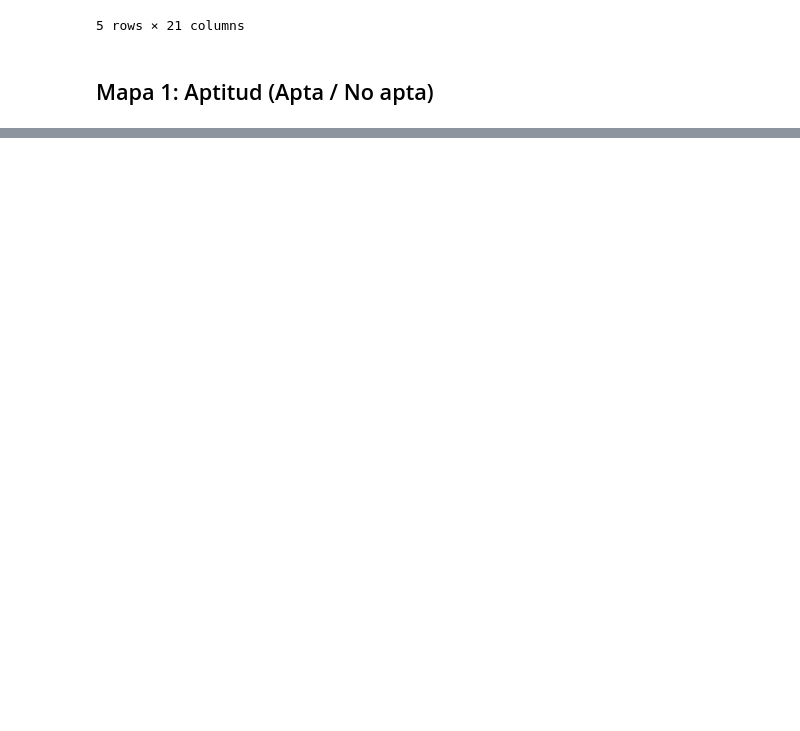
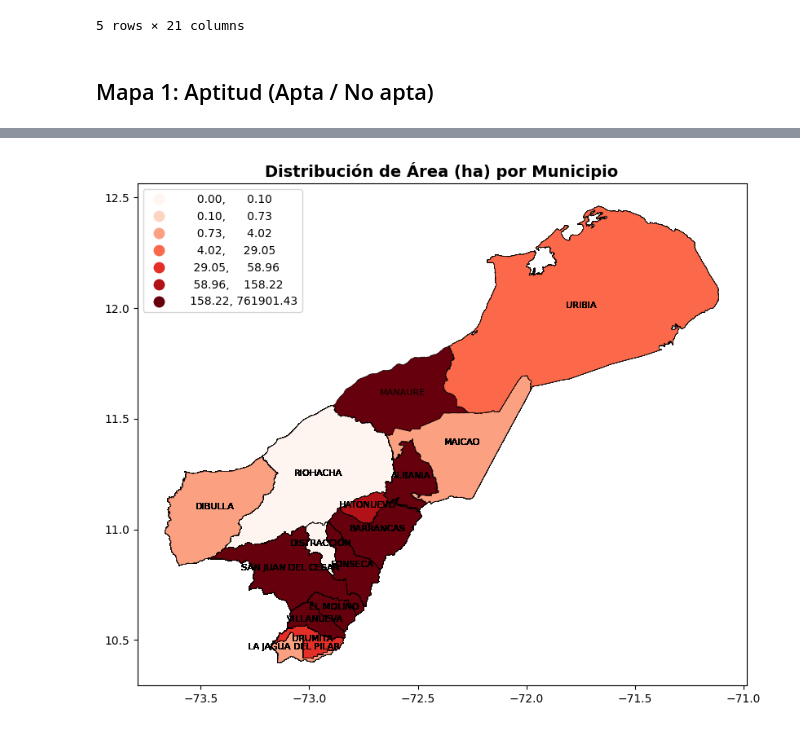
Before and after one commit to MatthewSSGSS/Georeferenciacion, a Jupyter notebook: _sources/Tarea_GeoAnalisis.ipynb, the cells around one changed output, grey strips where cells are left out. Saved outputs shown, nothing was run; the diff lists cells and outputs as text; code cells hidden in the pictures; blank space fills up the shorter version.

```diff
--- a/_sources/Tarea_GeoAnalisis.ipynb
+++ b/_sources/Tarea_GeoAnalisis.ipynb
@@ -121,0 +126,27 @@ plt.show()
+# %%
+import mapclassify
+
+fig, ax = plt.subplots(1, 1, figsize=(12, 8))
+gdf.plot(
+    column="Área (ha)",
+    cmap="Reds",
+    scheme="Quantiles",
+    k=7,
+    legend=True,
+    ax=ax,
+    edgecolor="black",
+    linewidth=0.5
+)
+
+# Agregar nombres de municipios en el centroide
+for idx, row in gdf.iterrows():
+    plt.annotate(
+        text=row["mpio_cnmbr"],
+        xy=(row.geometry.centroid.x, row.geometry.centroid.y),
+        ha="center", fontsize=8, color="black"
+    )
+
+ax.set_title("Distribución de Área (ha) por Municipio", fontsize=14, fontweight="bold")
+plt.show()
+# %% [output]
+[figure, added]
```
Also changed, not shown: parts of 7 cells of this notebook, 9 other files.
